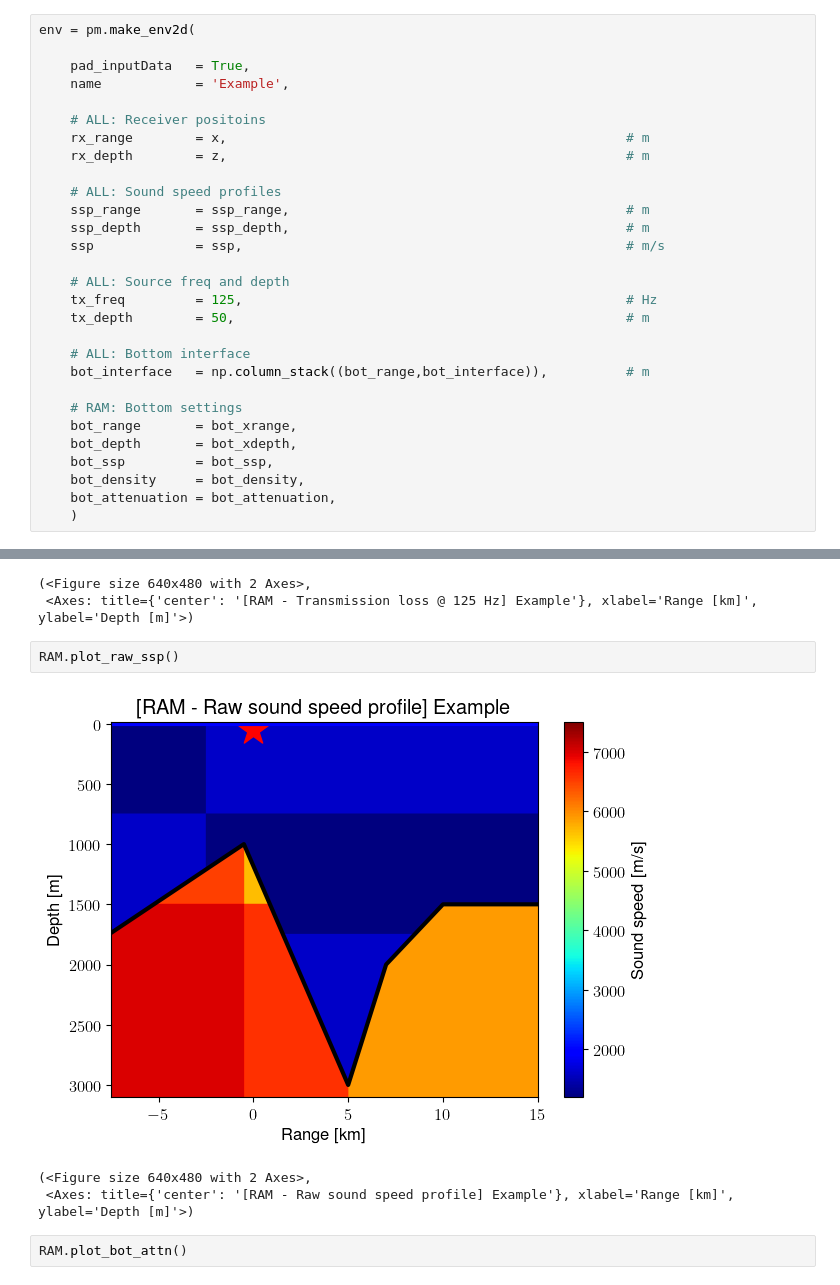
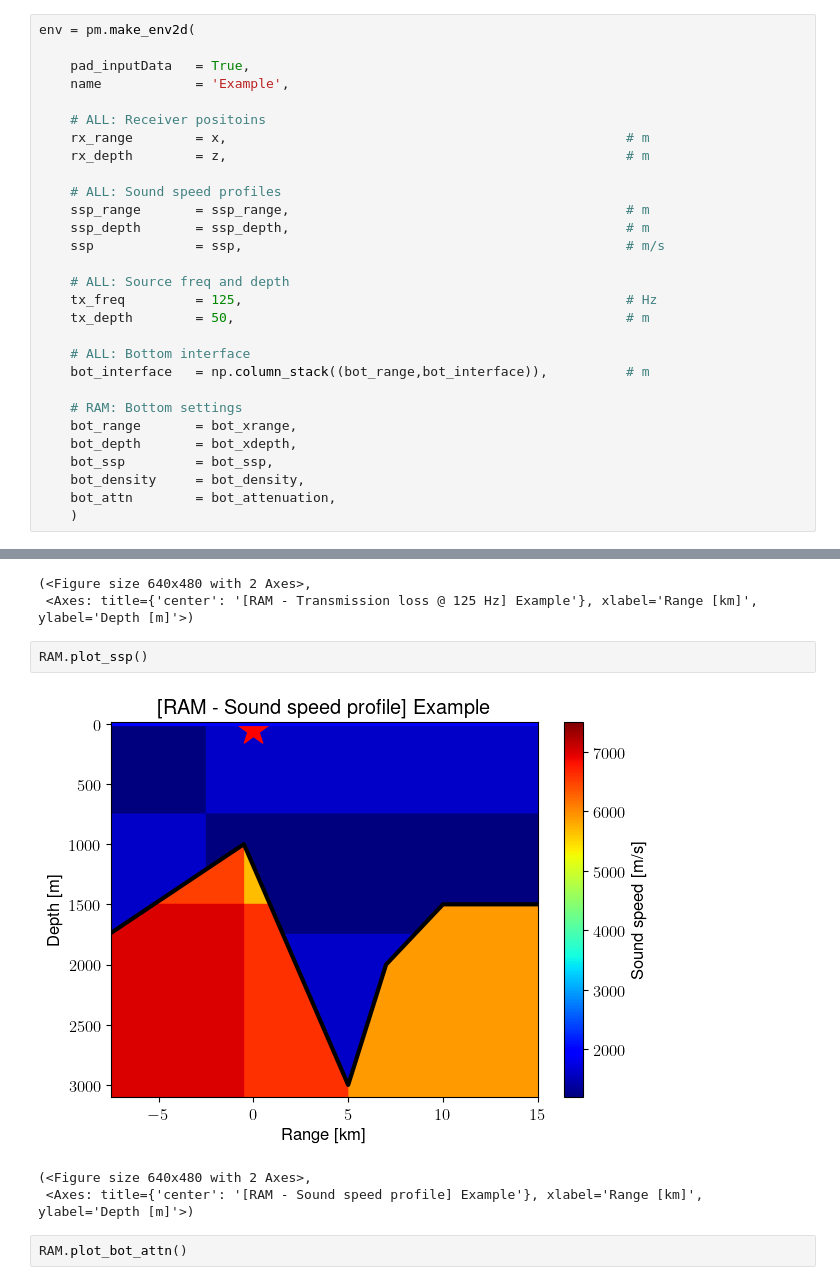
Before and after one commit to ErVuL/uAcoustics, a Jupyter notebook: python/RAM.ipynb, the cells around one changed output, grey strips where cells are left out. Saved outputs shown, nothing was run; the diff lists cells and outputs as text.

Commit message:
Rename attenuation by attn.

```diff
--- a/python/RAM.ipynb
+++ b/python/RAM.ipynb
@@ -70,7 +70,7 @@ env = pm.make_env2d(
     bot_depth       = bot_xdepth,
     bot_ssp         = bot_ssp,
     bot_density     = bot_density,
-    bot_attenuation = bot_attenuation,
+    bot_attn        = bot_attenuation,
     )
 # %% [markdown]
 ## RAM class initialization
@@ -89,11 +89,11 @@ RAM.plot_transmission_loss()
 (<Figure size 640x480 with 2 Axes>,
  <Axes: title={'center': '[RAM - Transmission loss @ 125 Hz] Example'}, xlabel='Range [km]', ylabel='Depth [m]'>)
 # %%
-RAM.plot_raw_ssp()
+RAM.plot_ssp()
 # %% [output]
-[figure, old version]
+[figure, new version]
 (<Figure size 640x480 with 2 Axes>,
- <Axes: title={'center': '[RAM - Raw sound speed profile] Example'}, xlabel='Range [km]', ylabel='Depth [m]'>)
+ <Axes: title={'center': '[RAM - Sound speed profile] Example'}, xlabel='Range [km]', ylabel='Depth [m]'>)
 # %%
 RAM.plot_bot_attn()
 # %% [output]
```
Also changed, not shown: 2 other files.
